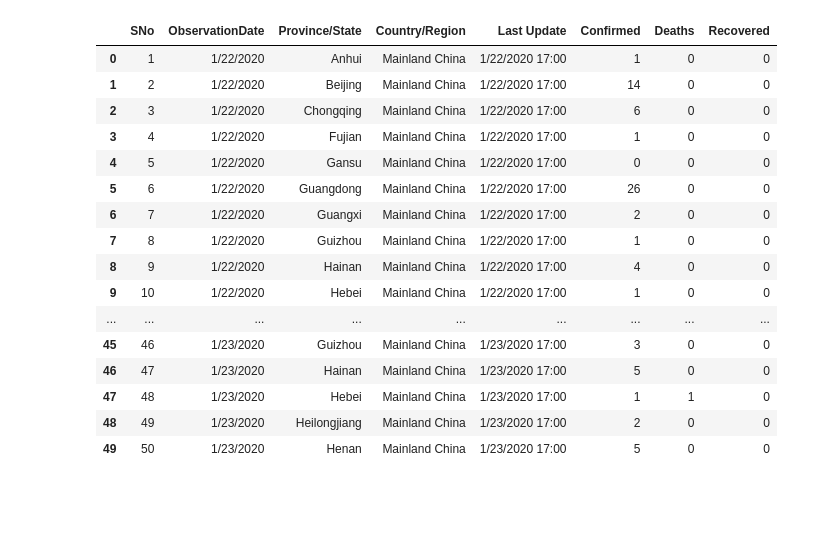
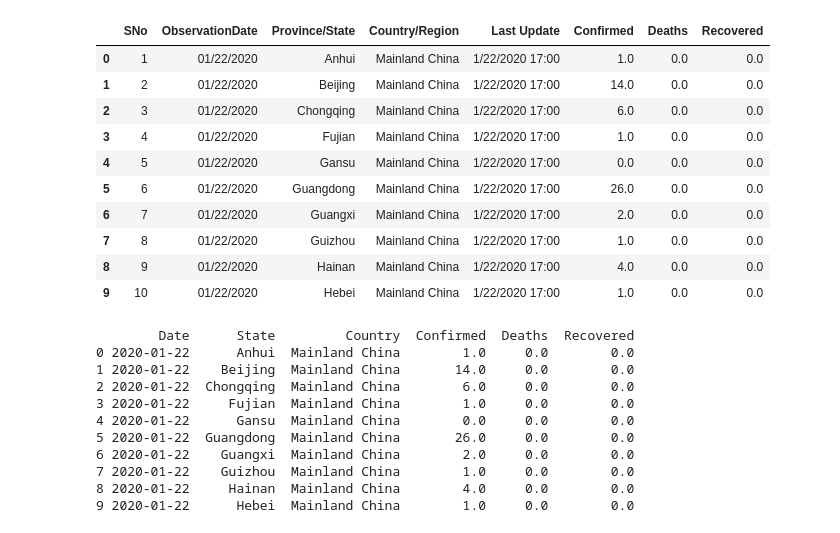
Before and after one commit to olgaklischuk/python-cource, a Jupyter notebook: freeCodeCamp_Python_for_Data_Science/covid-19_trendAnalysis_2.ipynb, the cells around one changed output. Cells and saved outputs as stored; diff of their text form; code cells hidden in the pictures; blank space fills up the shorter version.

```diff
--- a/freeCodeCamp_Python_for_Data_Science/covid-19_trendAnalysis_2.ipynb
+++ b/freeCodeCamp_Python_for_Data_Science/covid-19_trendAnalysis_2.ipynb
@@ -6,27 +6,35 @@ from sklearn.impute import SimpleImputer
 # %%
 df = pd.read_csv('covid_19_data.csv')
 # %%
-df.head(50)
+df.head(10)
 # %% [output]
 |  | SNo | ObservationDate | Province/State | Country/Region | Last Update | Confirmed | Deaths | Recovered |
-| 0 | 1 | 1/22/2020 | Anhui | Mainland China | 1/22/2020 17:00 | 1 | 0 | 0 |
-| 1 | 2 | 1/22/2020 | Beijing | Mainland China | 1/22/2020 17:00 | 14 | 0 | 0 |
-| 2 | 3 | 1/22/2020 | Chongqing | Mainland China | 1/22/2020 17:00 | 6 | 0 | 0 |
-| 3 | 4 | 1/22/2020 | Fujian | Mainland China | 1/22/2020 17:00 | 1 | 0 | 0 |
-| 4 | 5 | 1/22/2020 | Gansu | Mainland China | 1/22/2020 17:00 | 0 | 0 | 0 |
-| 5 | 6 | 1/22/2020 | Guangdong | Mainland China | 1/22/2020 17:00 | 26 | 0 | 0 |
-| 6 | 7 | 1/22/2020 | Guangxi | Mainland China | 1/22/2020 17:00 | 2 | 0 | 0 |
-| 7 | 8 | 1/22/2020 | Guizhou | Mainland China | 1/22/2020 17:00 | 1 | 0 | 0 |
-| 8 | 9 | 1/22/2020 | Hainan | Mainland China | 1/22/2020 17:00 | 4 | 0 | 0 |
-| 9 | 10 | 1/22/2020 | Hebei | Mainland China | 1/22/2020 17:00 | 1 | 0 | 0 |
-| ... | ... | ... | ... | ... | ... | ... | ... | ... |
-| 45 | 46 | 1/23/2020 | Guizhou | Mainland China | 1/23/2020 17:00 | 3 | 0 | 0 |
-| 46 | 47 | 1/23/2020 | Hainan | Mainland China | 1/23/2020 17:00 | 5 | 0 | 0 |
-| 47 | 48 | 1/23/2020 | Hebei | Mainland China | 1/23/2020 17:00 | 1 | 1 | 0 |
-| 48 | 49 | 1/23/2020 | Heilongjiang | Mainland China | 1/23/2020 17:00 | 2 | 0 | 0 |
-| 49 | 50 | 1/23/2020 | Henan | Mainland China | 1/23/2020 17:00 | 5 | 0 | 0 |
+| 0 | 1 | 01/22/2020 | Anhui | Mainland China | 1/22/2020 17:00 | 1.0 | 0.0 | 0.0 |
+| 1 | 2 | 01/22/2020 | Beijing | Mainland China | 1/22/2020 17:00 | 14.0 | 0.0 | 0.0 |
+| 2 | 3 | 01/22/2020 | Chongqing | Mainland China | 1/22/2020 17:00 | 6.0 | 0.0 | 0.0 |
+| 3 | 4 | 01/22/2020 | Fujian | Mainland China | 1/22/2020 17:00 | 1.0 | 0.0 | 0.0 |
+| 4 | 5 | 01/22/2020 | Gansu | Mainland China | 1/22/2020 17:00 | 0.0 | 0.0 | 0.0 |
+| 5 | 6 | 01/22/2020 | Guangdong | Mainland China | 1/22/2020 17:00 | 26.0 | 0.0 | 0.0 |
+| 6 | 7 | 01/22/2020 | Guangxi | Mainland China | 1/22/2020 17:00 | 2.0 | 0.0 | 0.0 |
+| 7 | 8 | 01/22/2020 | Guizhou | Mainland China | 1/22/2020 17:00 | 1.0 | 0.0 | 0.0 |
+| 8 | 9 | 01/22/2020 | Hainan | Mainland China | 1/22/2020 17:00 | 4.0 | 0.0 | 0.0 |
+| 9 | 10 | 01/22/2020 | Hebei | Mainland China | 1/22/2020 17:00 | 1.0 | 0.0 | 0.0 |
 # %%
 df.drop(['SNo','Last Update'],axis=1,inplace=True)
 df.rename(columns={'ObservationDate':'Date','Province/State':'State','Country/Region':'Country'},inplace=True)
 # %%
 df['Date'] = pd.to_datetime(df['Date'])
+# %%
+print(df.head(10))
+# %% [output]
+        Date      State         Country  Confirmed  Deaths  Recovered
+0 2020-01-22      Anhui  Mainland China        1.0     0.0        0.0
+1 2020-01-22    Beijing  Mainland China       14.0     0.0        0.0
+2 2020-01-22  Chongqing  Mainland China        6.0     0.0        0.0
+3 2020-01-22     Fujian  Mainland China        1.0     0.0        0.0
+4 2020-01-22      Gansu  Mainland China        0.0     0.0        0.0
+5 2020-01-22  Guangdong  Mainland China       26.0     0.0        0.0
+6 2020-01-22    Guangxi  Mainland China        2.0     0.0        0.0
+7 2020-01-22    Guizhou  Mainland China        1.0     0.0        0.0
+8 2020-01-22     Hainan  Mainland China        4.0     0.0        0.0
+9 2020-01-22      Hebei  Mainland China        1.0     0.0        0.0
```
Also changed, not shown: parts of 8 cells of this notebook.
